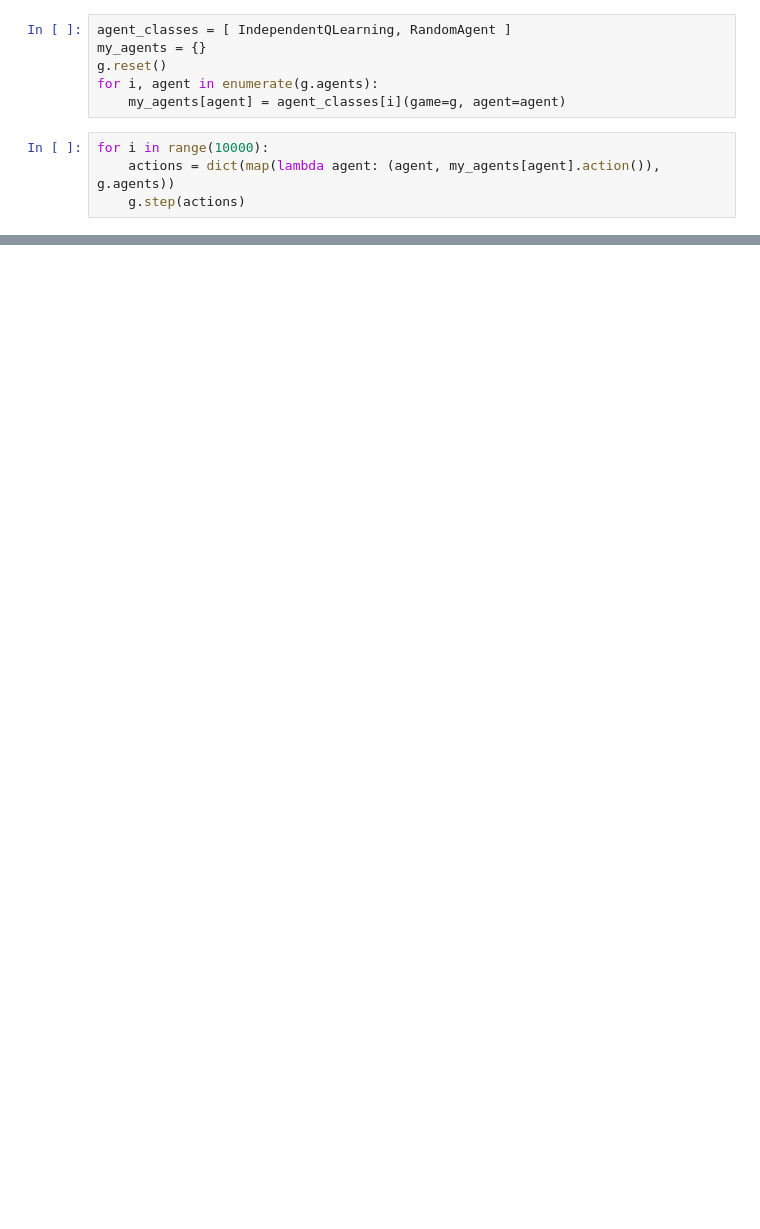
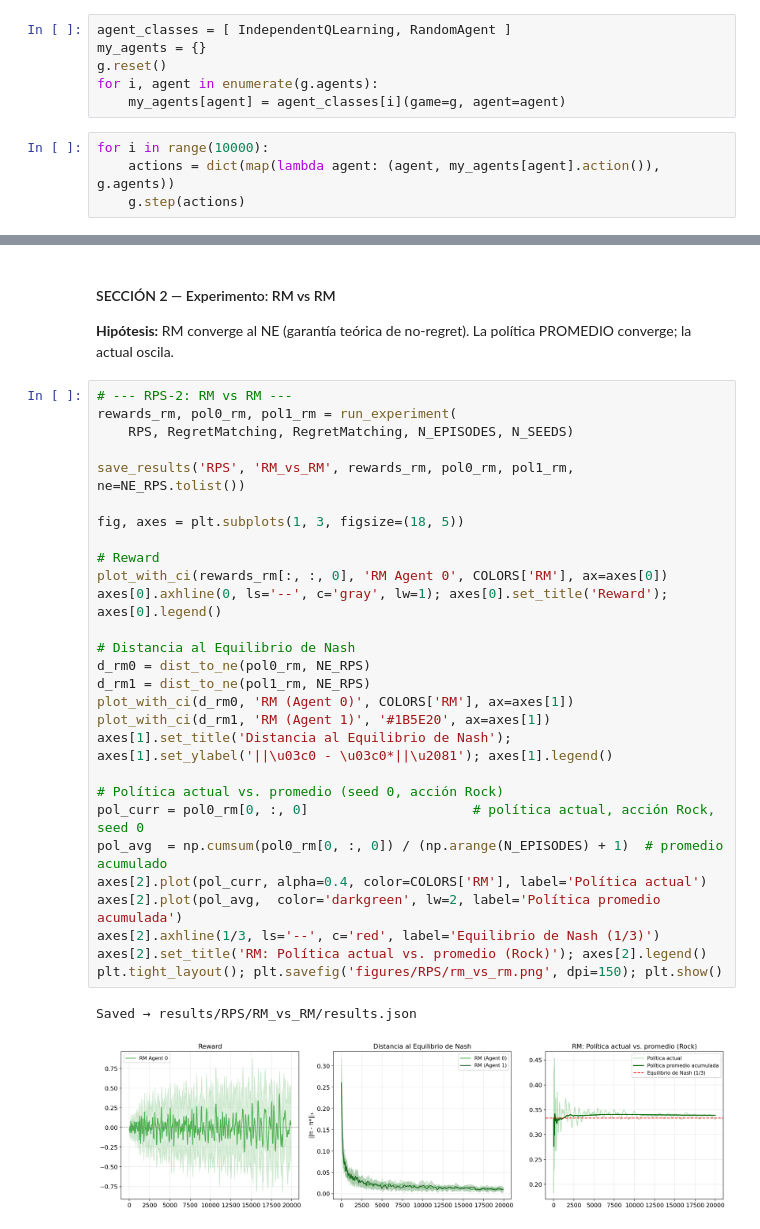
Before and after one commit to mmussio85/simultaneous-games, a Jupyter notebook: RPS.ipynb, the cells around one changed output, grey strips where cells are left out. Saved outputs shown, nothing was run; the diff lists cells and outputs as text; blank space fills up the shorter version.

```diff
--- a/RPS.ipynb
+++ b/RPS.ipynb
@@ -73,0 +170,34 @@ dict(map(lambda agent: (agent, my_agents[agent].policy()), g.agents))
+# %% [markdown]
+#### SECCIÓN 2 — Experimento: RM vs RM
+**Hipótesis:** RM converge al NE (garantía teórica de no-regret). La política PROMEDIO converge; la actual oscila.
+# %%
+# --- RPS-2: RM vs RM ---
+rewards_rm, pol0_rm, pol1_rm = run_experiment(
+    RPS, RegretMatching, RegretMatching, N_EPISODES, N_SEEDS)
+
+save_results('RPS', 'RM_vs_RM', rewards_rm, pol0_rm, pol1_rm, ne=NE_RPS.tolist())
+
+fig, axes = plt.subplots(1, 3, figsize=(18, 5))
+
+# Reward
+plot_with_ci(rewards_rm[:, :, 0], 'RM Agent 0', COLORS['RM'], ax=axes[0])
+axes[0].axhline(0, ls='--', c='gray', lw=1); axes[0].set_title('Reward'); axes[0].legend()
+
+# Distancia al Equilibrio de Nash
+d_rm0 = dist_to_ne(pol0_rm, NE_RPS)
+d_rm1 = dist_to_ne(pol1_rm, NE_RPS)
+plot_with_ci(d_rm0, 'RM (Agent 0)', COLORS['RM'], ax=axes[1])
+plot_with_ci(d_rm1, 'RM (Agent 1)', '#1B5E20', ax=axes[1])
+axes[1].set_title('Distancia al Equilibrio de Nash'); axes[1].set_ylabel('||\u03c0 - \u03c0*||\u2081'); axes[1].legend()
+
+# Política actual vs. promedio (seed 0, acción Rock)
+pol_curr = pol0_rm[0, :, 0]                     # política actual, acción Rock, seed 0
+pol_avg  = np.cumsum(pol0_rm[0, :, 0]) / (np.arange(N_EPISODES) + 1)  # promedio acumulado
+axes[2].plot(pol_curr, alpha=0.4, color=COLORS['RM'], label='Política actual')
+axes[2].plot(pol_avg,  color='darkgreen', lw=2, label='Política promedio acumulada')
+axes[2].axhline(1/3, ls='--', c='red', label='Equilibrio de Nash (1/3)')
+axes[2].set_title('RM: Política actual vs. promedio (Rock)'); axes[2].legend()
+plt.tight_layout(); plt.savefig('figures/RPS/rm_vs_rm.png', dpi=150); plt.show()
+# %% [output]
+Saved → results/RPS/RM_vs_RM/results.json
+[figure, added]
```
Also changed, not shown: parts of 25 cells of this notebook, 7 other files.
